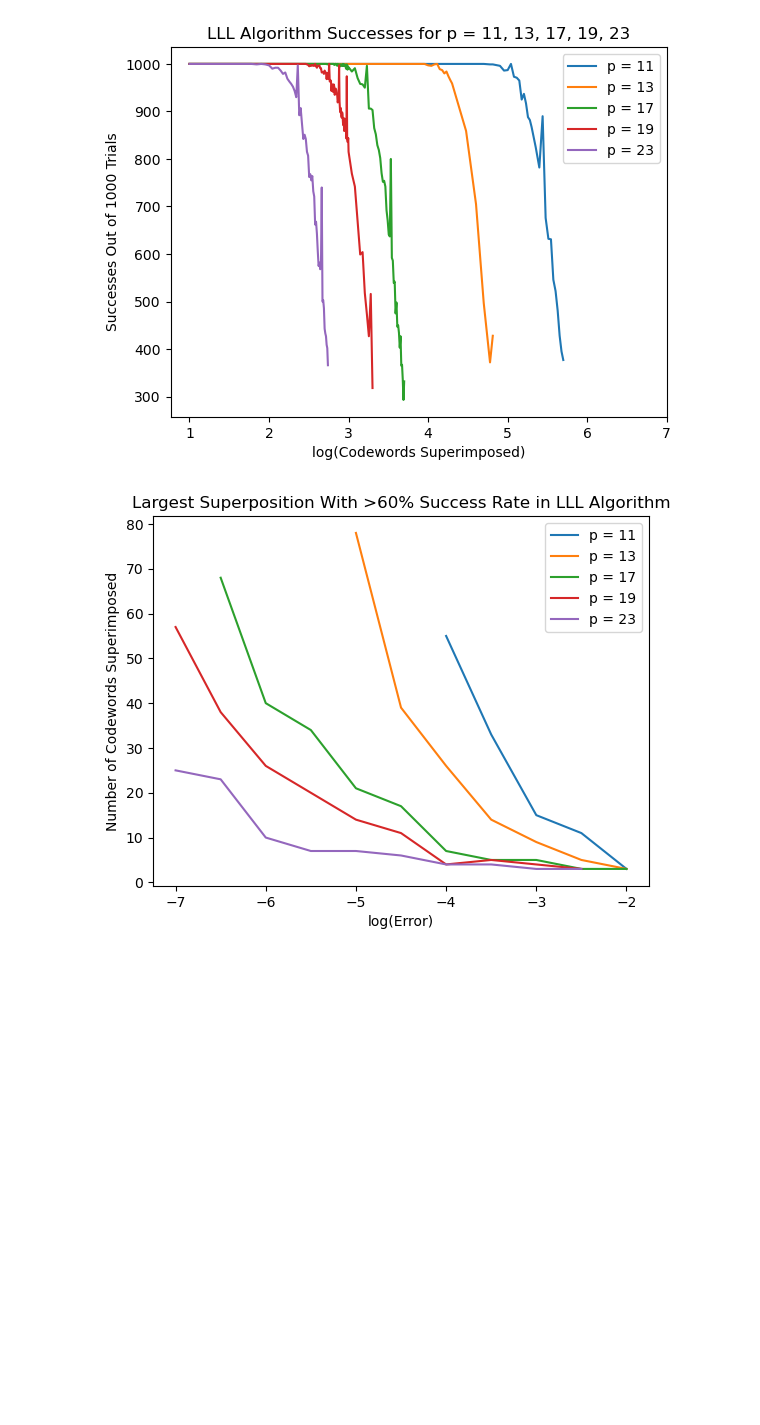
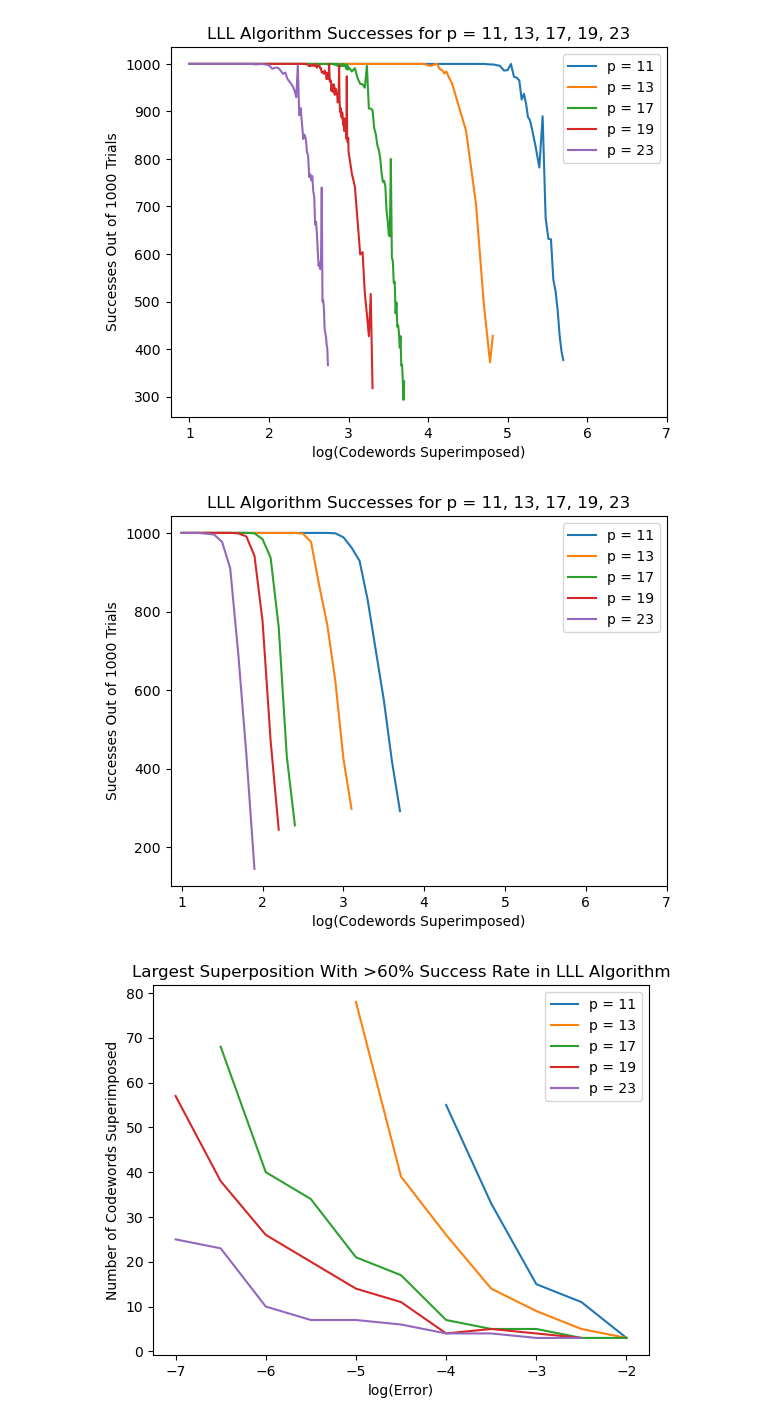
Before and after one commit to Dillybar3141/Cyclotomic-Integer-Approximation, a Jupyter notebook: lll.ipynb, the cells around one changed output. Cells and saved outputs as stored; diff of their text form; code cells hidden in the pictures; blank space fills up the shorter version.

```diff
--- a/lll.ipynb
+++ b/lll.ipynb
@@ -330,6 +382,31 @@ plt.legend()
 plt.show()
 # %% [output]
 [figure]
+# %%
+### Plot algorithm successes for p = 11, 13, 17, 19, 23
+codewords11n = np.arange(1.0, 3.8, 0.1)
+codewords13n = np.arange(1.0, 3.2, 0.1)
+codewords17n = np.arange(1.0, 2.5, 0.1)
+codewords19n = np.arange(1.0, 2.3, 0.1)
+codewords23n = np.arange(1.0, 2.0, 0.1)
+successes11n = [1000, 1000, 1000, 1000, 1000, 1000, 1000, 1000, 1000, 1000, 1000, 1000, 1000, 1000, 1000, 1000, 1000, 1000, 1000, 999, 989, 963, 929, 830, 702, 575, 420, 292]
+successes13n = [1000, 1000, 1000, 1000, 1000, 1000, 1000, 1000, 1000, 1000, 1000, 1000, 1000, 1000, 1000, 998, 977, 867, 767, 624, 426, 298]
+successes17n = [1000, 1000, 1000, 1000, 1000, 1000, 1000, 1000, 1000, 999, 984, 937, 760, 431, 256]
+successes19n = [1000, 1000, 1000, 1000, 1000, 1000, 1000, 999, 991, 942, 776, 471, 245]
+successes23n = [1000, 1000, 1000, 998, 996, 977, 910, 692, 436, 145]
+plt.plot(codewords11n, successes11n, label='p = 11')
+plt.plot(codewords13n, successes13n, label='p = 13')
+plt.plot(codewords17n, successes17n, label='p = 17')
+plt.plot(codewords19n, successes19n, label='p = 19')
+plt.plot(codewords23n, successes23n, label='p = 23')
+plt.title("LLL Algorithm Successes for p = 11, 13, 17, 19, 23")
+plt.xlabel("log(Codewords Superimposed)")
+plt.xticks([1, 2, 3, 4, 5, 6, 7])
+plt.ylabel("Successes Out of 1000 Trials")
+plt.legend()
+plt.show()
+# %% [output]
+[figure, added]
 # %%
 ### Plot max superposition for p = 11, 13, 17, 19, 23 vs error (outdated)
 
```
Also changed, not shown: parts of 7 cells of this notebook.
